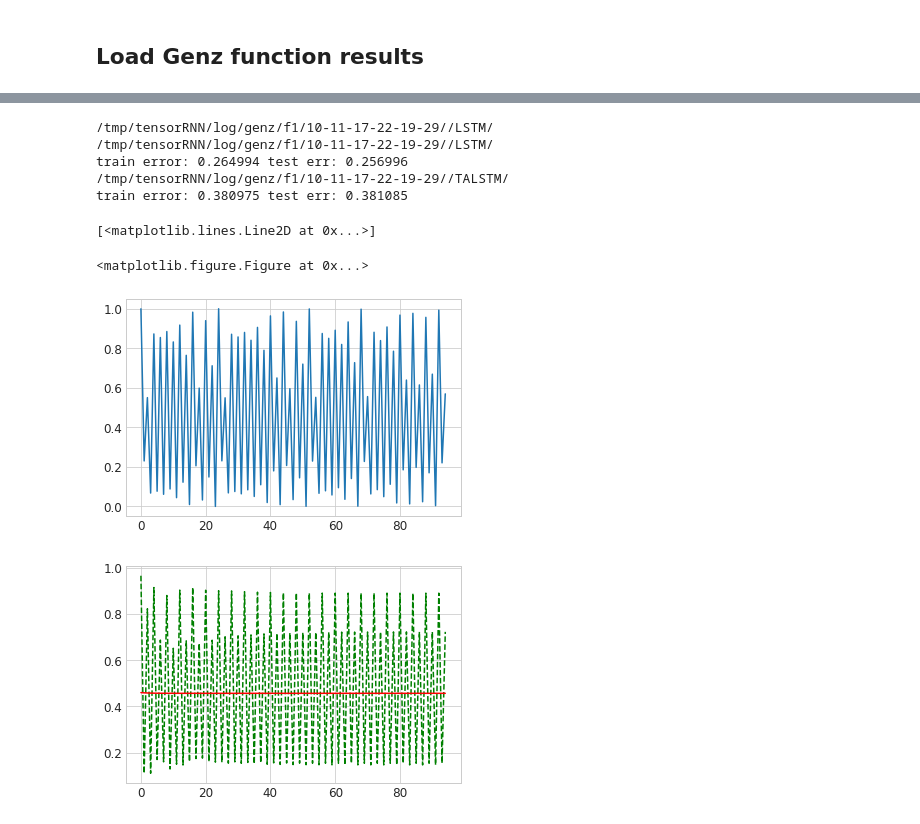
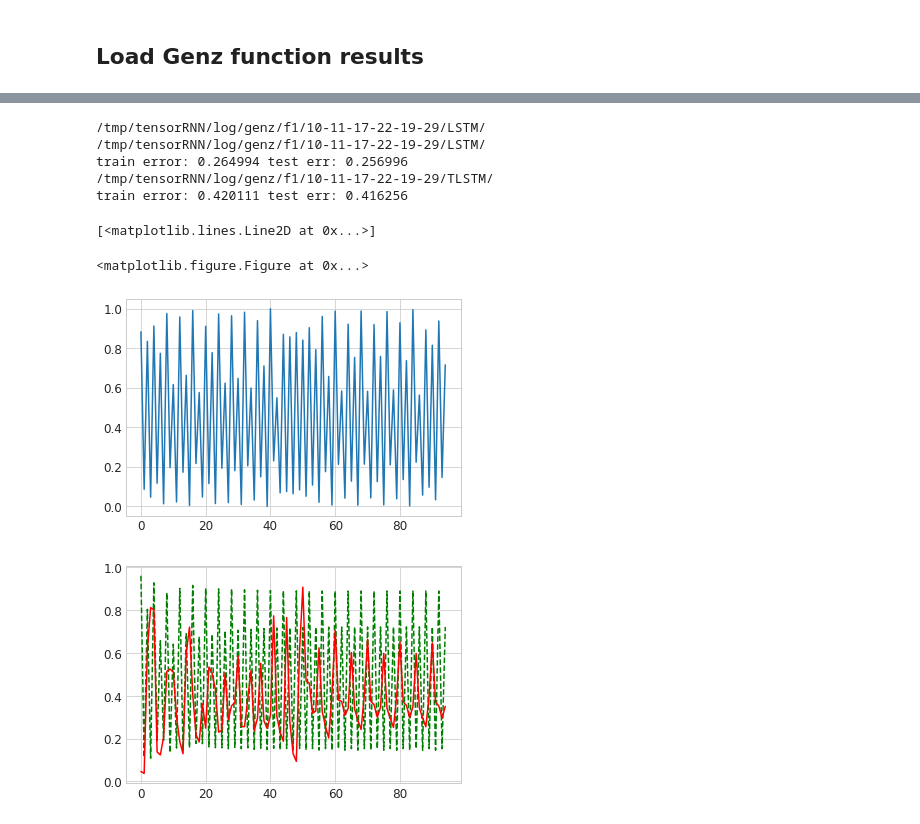
Before and after one commit to yuqirose/TensorRNN, a Jupyter notebook: experiments/notebook/py3_load_rslts.ipynb, the cells around one changed output, grey strips where cells are left out. Drawn from its saved outputs; the diff is of its cells as text; code cells hidden in the pictures.

```diff
--- a/experiments/notebook/py3_load_rslts.ipynb
+++ b/experiments/notebook/py3_load_rslts.ipynb
@@ -324,10 +315,9 @@ not found
 not found
 # %%
 # raw data
-exp='f3'
+exp='f1'
 dat = np.load('/home/qiyu/data/'+exp+'.npy')
-print(dat.shape)
+print(dat.max())
 plt.plot(dat[4486,:,0])
-print(true.shape)
 print(np.argmax(true[:,:,0])/true.shape[1])
 # %% [output]
@@ -361,7 +350,7 @@ mpl.rcParams.update(params)
 sns.set_style("whitegrid")
 sns.despine()
 
-time_stamp ="10-11-17-22-19-29/"
+time_stamp ="10-11-17-22-19-29"
 def load_log(exp, model):
     data_path = "/tmp/tensorRNN/log/genz/"+exp+"/"+time_stamp+"/"+model+"/"
     print(data_path)
@@ -372,38 +361,39 @@ def load_log(exp, model):
         config = read_config(fstream)
     return config, pred
 
 exp = 'f1'
 
-i= 0
+i= 19
 
 
 model = 'LSTM'
 data_path = "/tmp/tensorRNN/log/genz/"+exp+"/"+time_stamp+"/"+model+"/"
 print(data_path)
 config, pred = load_log(exp, model)
 print('train error:',config['train_error'],'test err:',config['test_error'])
 true, pred = np.load(data_path+'predict.npy')
 plt.figure()
 plt.plot(true[i,:,0])
 
 plt.figure()
 plt.plot(pred[i,:,0],'g--',label=model)
-model = 'TALSTM'
+
+model = 'TLSTM'
 config, pred = load_log(exp, model)
 
 data_path = "/tmp/tensorRNN/log/genz/"+exp+"/"+ time_stamp +"/"+model+"/"
 true, pred = np.load(data_path+'predict.npy')
 
 print('train error:',config['train_error'],'test err:',config['test_error'])
 
 plt.plot(pred[i,:,0],'r-',label=model)
 # %% [output]
-/tmp/tensorRNN/log/genz/f1/10-11-17-22-19-29//LSTM/
-/tmp/tensorRNN/log/genz/f1/10-11-17-22-19-29//LSTM/
+/tmp/tensorRNN/log/genz/f1/10-11-17-22-19-29/LSTM/
+/tmp/tensorRNN/log/genz/f1/10-11-17-22-19-29/LSTM/
 train error: 0.264994 test err: 0.256996
-/tmp/tensorRNN/log/genz/f1/10-11-17-22-19-29//TALSTM/
-train error: 0.380975 test err: 0.381085
+/tmp/tensorRNN/log/genz/f1/10-11-17-22-19-29/TLSTM/
+train error: 0.420111 test err: 0.416256
 [<matplotlib.lines.Line2D at 0x...>]
 <matplotlib.figure.Figure at 0x...>
-[figure, old version]
+[figure, new version]
-[figure, old version]
+[figure, new version]
```
Also changed, not shown: parts of 4 cells of this notebook, 2 other files.
